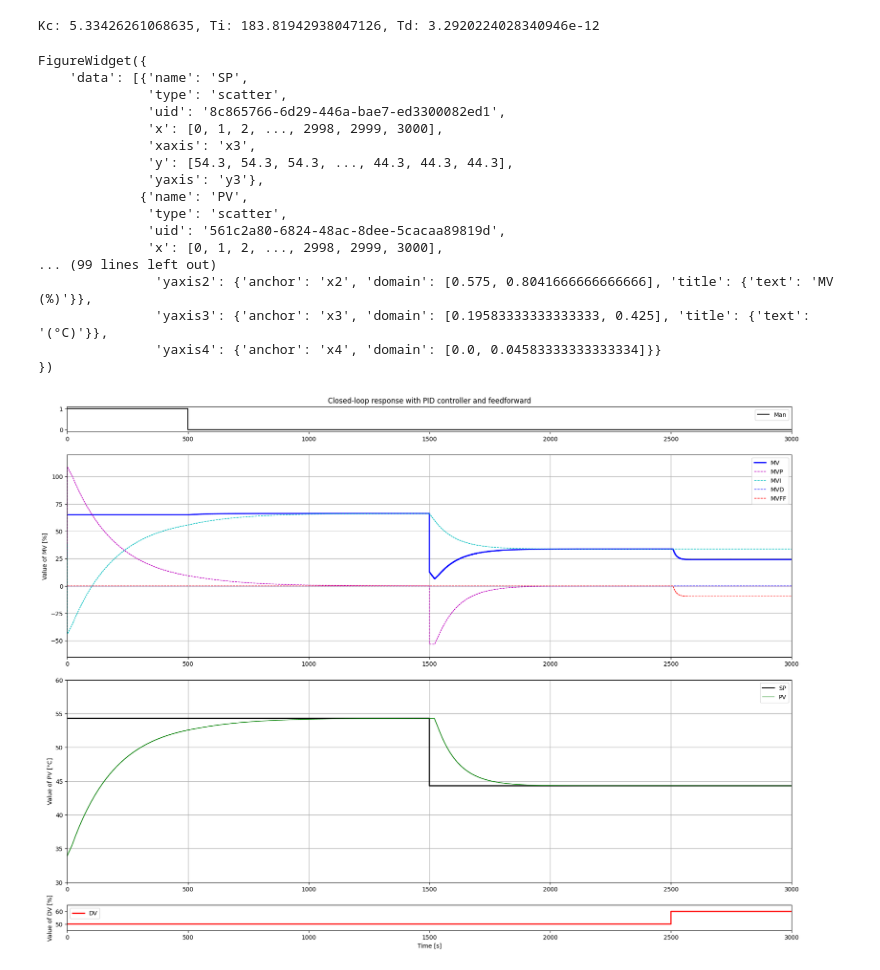
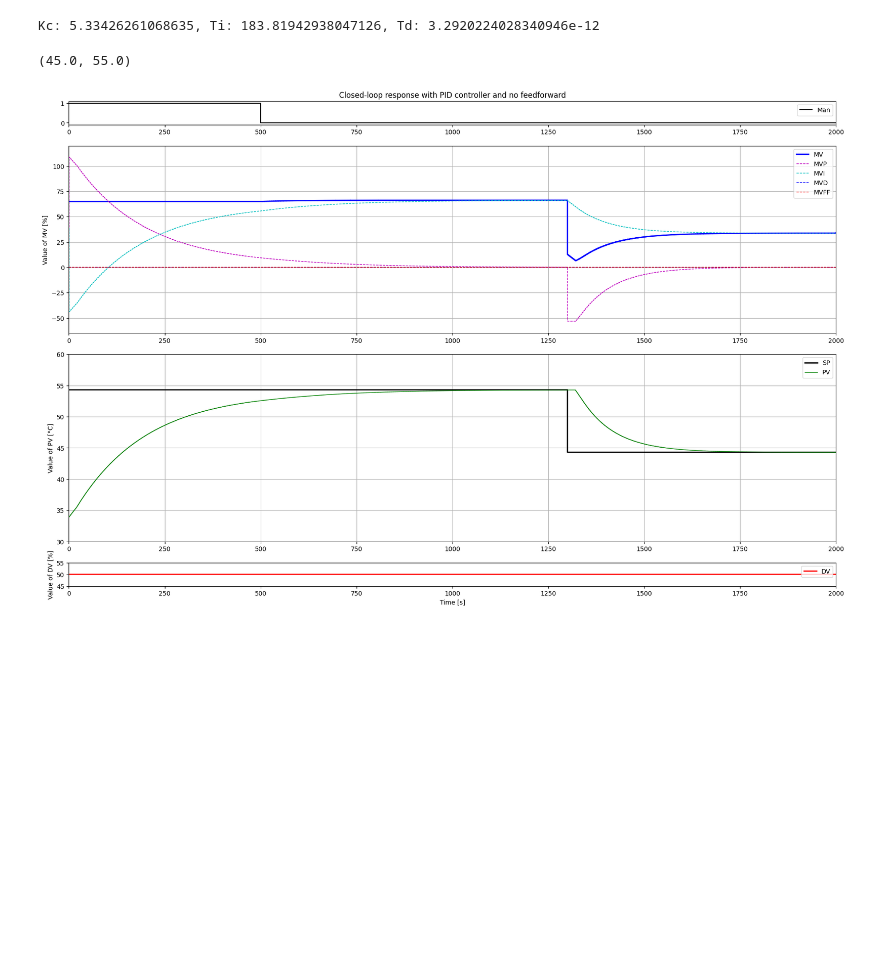
Before and after one commit to sstav0/Lab_Control_Theory, a Jupyter notebook: Simulation_CLP_PID_FF.ipynb, the cells around one changed output. Cells and saved outputs as stored; diff of their text form; code cells hidden in the pictures; blank space fills up the shorter version.

Commit message:
Fix scenarios simulation time & title

```diff
--- a/Simulation_CLP_PID_FF.ipynb
+++ b/Simulation_CLP_PID_FF.ipynb
@@ -21,7 +19,3 @@ from ipywidgets import interactive, VBox
-# %%
-TSim = 3000
-Ts = 1
-N = int(TSim/Ts) + 1
 # %% [markdown]
 ## Dynamics and controller parameters
 # %%
@@ -171,10 +184,17 @@ for i in range(0, N):
 #Plot
 fig, (ax1, ax2, ax3, ax4) = plt.subplots(4, 1, gridspec_kw={'height_ratios': [1, 8, 8, 1]})
 fig.set_figwidth(22)
-fig.set_figheight(16)
+fig.set_figheight(14)
 
 l1, = ax1.step([0, TSim], [0, 1], 'k-', label="Man", where='post')
-ax1.set_title('Closed-loop response with PID controller and feedforward')
+if scenario == 1 or scenario == 4 or scenario == 5:
+    ax1.set_title('Closed-loop response with PID controller and no feedforward')
+elif scenario == 2:
+    ax1.set_title('Open-loop response with PID controller and no feedforward')
+elif scenario == 3:
+    ax1.set_title('Open-loop response with PID controller and feedforward')
+elif scenario == 6 or scenario == 7:
+    ax1.set_title('Closed-loop response with PID controller and feedforward')
 ax1.legend(loc='best')
 
 l2, = ax2.step([0,TSim],[0,100],'b-',linewidth=2,label="MV",where='post')
@@ -194,71 +214,32 @@ ax3.grid()
 
 l9, = ax4.step([0,TSim],[0,100],'r-',linewidth=2,label="DV",where='post')
 ax4.set_xlabel("Time [s]")
 ax4.set_ylabel("Value of DV [%]")
 ax4.legend(loc='best')
 
 # Set Data
 l1.set_data(t,MAN)
 l2.set_data(t,MV)
 l3.set_data(t,MVp)
 l4.set_data(t,MVi)
 l5.set_data(t,MVd)
 l6.set_data(t,MVFF)
 l7.set_data(t,SP)
 l8.set_data(t,PV)
 l9.set_data(t,DV)
 
 ax1.set_xlim(0, t[-1])
 ax2.set_xlim(0, t[-1])
 ax3.set_xlim(0, t[-1])
 ax4.set_xlim(0, t[-1])
 
 MVMinLimit = myRound(np.min((np.min(MV),np.min(MVp),np.min(MVi),np.min(MVd),np.min(MVFF))),5)
 MVMaxLimit = myRound(np.max((np.max(MV),np.max(MVp),np.max(MVi),np.max(MVd),np.max(MVFF))),5)
 
 ax1.set_ylim(-0.1,1.1)
 ax2.set_ylim(MVMinLimit-10, MVMaxLimit+10)
 ax3.set_ylim(myRound(np.min((np.min(PV),np.min(SP))),5)-5, myRound(np.max((np.max(PV),np.max(SP))),5)+5)
 ax4.set_ylim(myRound(np.min(DV),5)-5, myRound(np.max(DV),5)+5)
-
-#-------------------------------------------
-# Create figure
-fig = go.FigureWidget(make_subplots(rows=4, cols=1, specs = [[{}], [{}], [{}], [{}]], vertical_spacing = 0.15, row_heights=[0.2, 1, 1, 0.2], subplot_titles=("Manual Mode", "MV and Components", "PV, SP and E", "Perturbation")))
-fig.add_trace(go.Scatter(x=t, y=SP, name="SP"), row=3, col=1)
-fig.add_trace(go.Scatter(x=t, y=PV, name="PV"), row=3, col=1)
-fig.add_trace(go.Scatter(x=t, y=DV, name="DV"), row=4, col=1)
-#fig.add_trace(go.Scatter(x=t, y=E, name="E", line=dict(dash='dash')), row=3, col=1)
-fig.add_trace(go.Scatter(x=t, y=MV, name="MV"), row=2, col=1)
-fig.add_trace(go.Scatter(x=t, y=MVp, name="MVp", line=dict(dash='dash')), row=2, col=1)
-fig.add_trace(go.Scatter(x=t, y=MVi, name="MVi", line=dict(dash='dash')), row=2, col=1)
-fig.add_trace(go.Scatter(x=t, y=MVd, name="MVd", line=dict(dash='dash')), row=2, col=1)
-fig.add_trace(go.Scatter(x=t, y=MAN, name="Man"), row=1, col=1)
-
-# Update layout
-fig['layout'].update(height=800, width=800)
-fig['layout']['xaxis1'].update(title='Time (s)')
-fig['layout']['yaxis3'].update(title='(°C)')
-fig['layout']['xaxis2'].update(title='Time (s)')
-fig['layout']['yaxis2'].update(title='MV (%)')
-fig['layout']['xaxis3'].update(title='Time (s)')
-
-fig
 # %% [output]
-FigureWidget({
-    'data': [{'name': 'SP',
-              'type': 'scatter',
-              'uid': '8c865766-6d29-446a-bae7-ed3300082ed1',
-              'x': [0, 1, 2, ..., 2998, 2999, 3000],
-              'xaxis': 'x3',
-              'y': [54.3, 54.3, 54.3, ..., 44.3, 44.3, 44.3],
-              'yaxis': 'y3'},
-             {'name': 'PV',
-              'type': 'scatter',
-              'uid': '561c2a80-6824-48ac-8dee-5cacaa89819d',
-              'x': [0, 1, 2, ..., 2998, 2999, 3000],
-... (99 lines left out)
-               'yaxis2': {'anchor': 'x2', 'domain': [0.575, 0.8041666666666666], 'title': {'text': 'MV (%)'}},
-               'yaxis3': {'anchor': 'x3', 'domain': [0.19583333333333333, 0.425], 'title': {'text': '(°C)'}},
-               'yaxis4': {'anchor': 'x4', 'domain': [0.0, 0.04583333333333334]}}
-})
+(45.0, 55.0)
-[figure, old version]
+[figure, new version]
```
Also changed, not shown: parts of 5 cells of this notebook.
